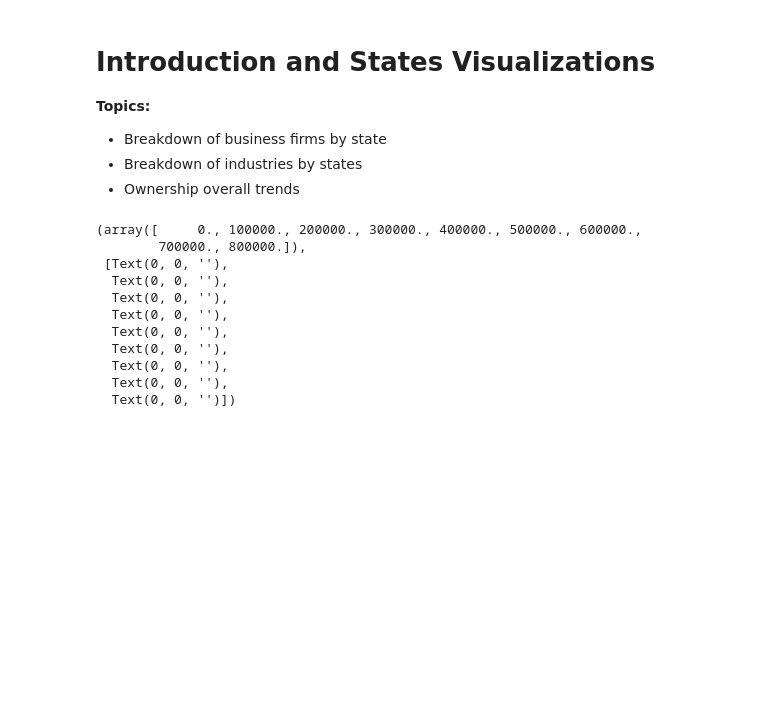
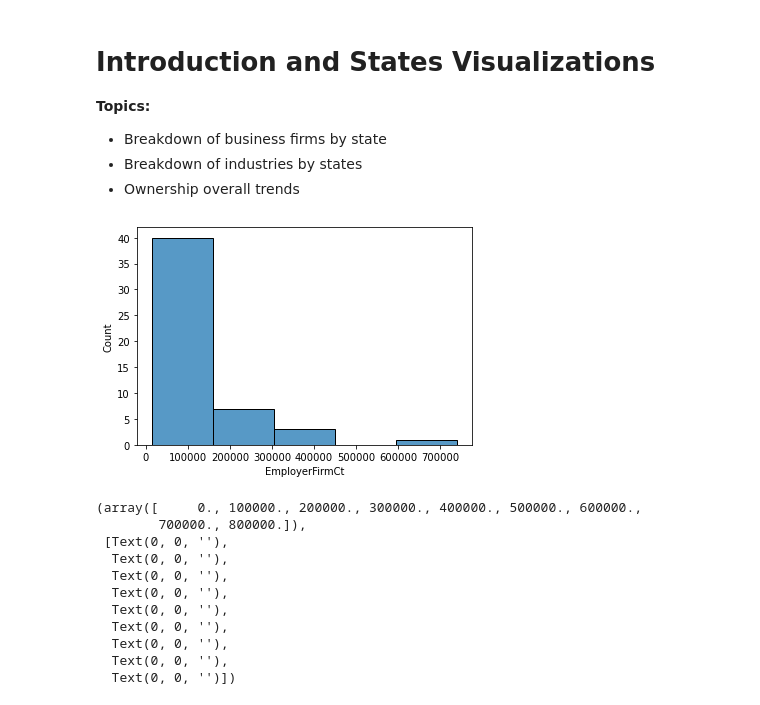
Before and after one commit to jackrlynn3/pandas-census-grp-5, a Jupyter notebook: visualizations.ipynb, the cells around one changed output. Saved outputs shown, nothing was run; the diff lists cells and outputs as text; code cells hidden in the pictures; blank space fills up the shorter version.

```diff
--- a/visualizations.ipynb
+++ b/visualizations.ipynb
@@ -24,10 +24,15 @@ summary_dataset = pd.read_csv('data/summary_dataset.csv')
 # %%
 # Set up data variables used for this section
 states = pd.read_csv('data/states_dataset.csv')
 summary = pd.read_csv('data/summary_dataset.csv')
 owner = pd.read_csv('data/owner_dataset.csv')
 state_business = states[['State','EmployerFirmCt']]
 sorted_state = state_business.sort_values(by='EmployerFirmCt', ascending=False)
+
+# Purely exploratory histogram
+ax = sns.histplot(sorted_state['EmployerFirmCt'],bins=5)
+# %% [output]
+[figure, added]
 # %%
 # Topic 1: Count the number of business firms by states
 
```
Also changed, not shown: parts of 7 cells of this notebook, 4 other files.
